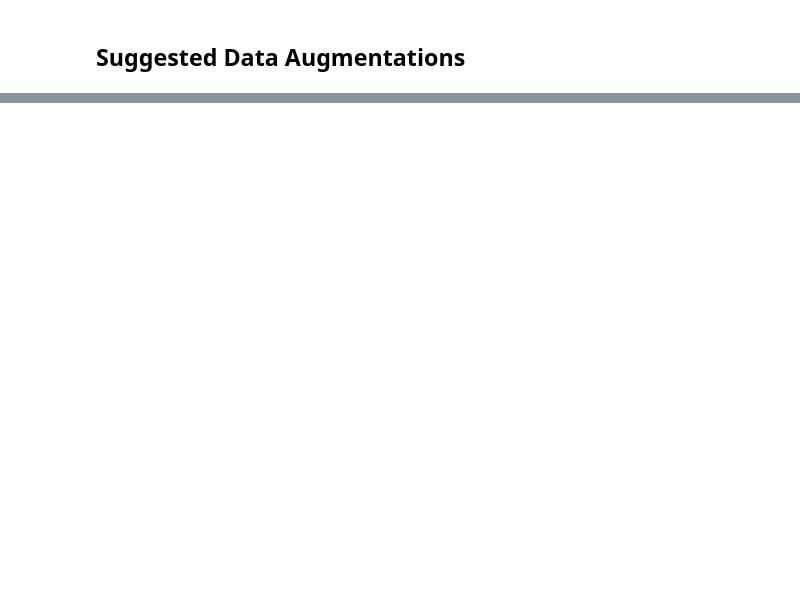
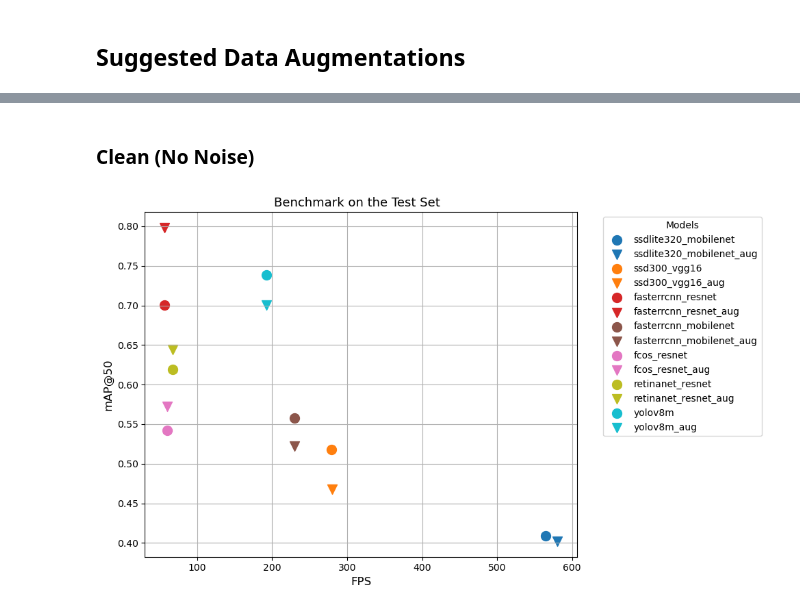
Before and after one commit to Itai-b/046211-Deep-Learning, a Jupyter notebook: main.ipynb, the cells around one changed output, grey strips where cells are left out. Cells and saved outputs as stored; diff of their text form; code cells hidden in the pictures; blank space fills up the shorter version.

```diff
--- a/main.ipynb
+++ b/main.ipynb
@@ -111,0 +128,6 @@ utils.display_results_table(with_augmentations=True)
+# %% [markdown]
+### Clean (No Noise)
+# %%
+utils.plot_test_results(show_augmentations=True)
+# %% [output]
+[figure, added]
```
Also changed, not shown: parts of 27 cells of this notebook, 5 other files.
